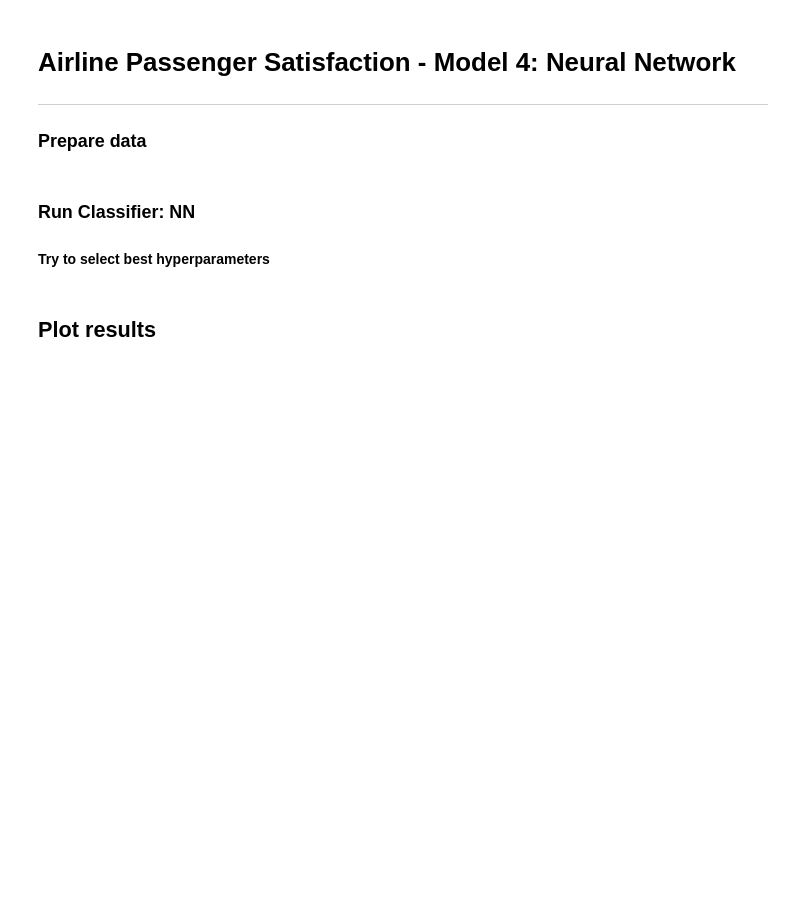
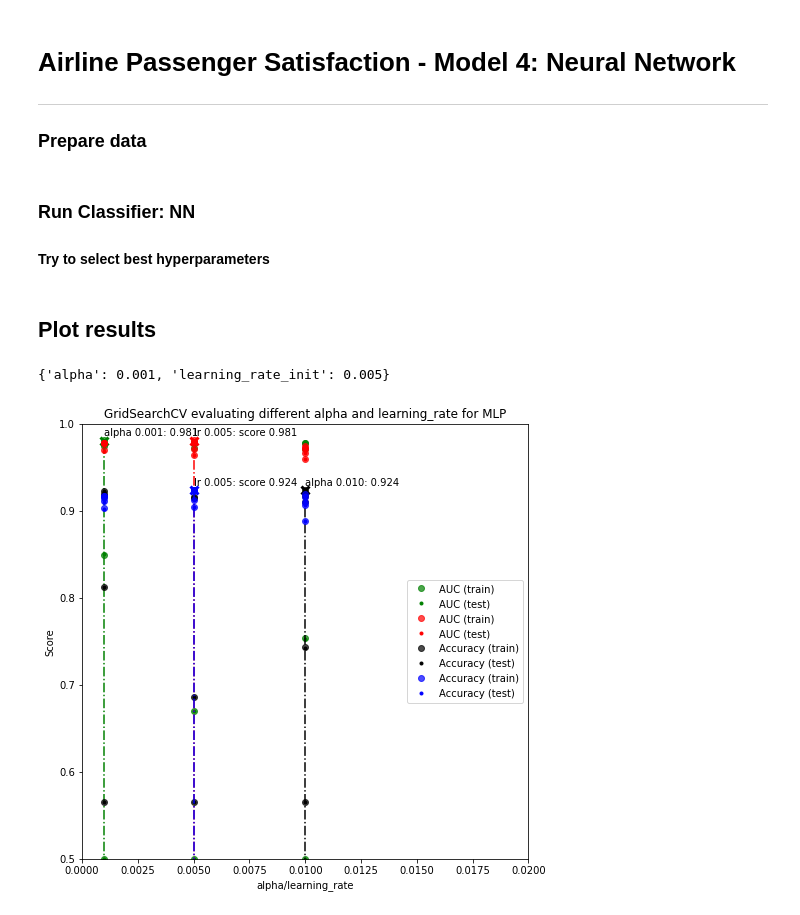
Before and after one commit to ivankras/CS582-MiniProject1, a Jupyter notebook: code/05_nn.ipynb, the cells around one changed output. Cells and saved outputs as stored; diff of their text form; code cells hidden in the pictures; blank space fills up the shorter version.

```diff
--- a/code/05_nn.ipynb
+++ b/code/05_nn.ipynb
@@ -33,10 +32,10 @@ scoring = {'AUC': 'roc_auc', 'Accuracy': make_scorer(accuracy_score)}
 gs = GridSearchCV(
     MLPClassifier(random_state=42),
     param_grid={
-        'alpha': [0.0001, 0.001, 0.01, 0.05, 0.1],
-        'learning_rate_init': [0.0001, 0.001, 0.01, 0.05, 0.1]
+        'alpha': [0.001, 0.005, 0.01, 0.05, 0.1],
+        'learning_rate_init': [0.001, 0.005, 0.01, 0.05, 0.1]
     },
-    scoring=scoring, refit='AUC', return_train_score=True
+    scoring=scoring, refit='AUC', return_train_score=True, n_jobs=4
 )
 gs.fit(X_train, y_train)
 results = gs.cv_results_
@@ -45,7 +44,7 @@ results = gs.cv_results_
 # %% [markdown]
 ## Plot results
 # %%
-plt.figure(figsize=(10, 10))
+plt.figure(figsize=(8, 8))
 # plt.grid()
 plt.title("GridSearchCV evaluating different alpha and learning_rate for MLP")
 
@@ -53,8 +52,8 @@ plt.xlabel("alpha/learning_rate")
 plt.ylabel("Score")
 
 ax = plt.gca()
-# ax.set_xlim(0, 1)
-ax.set_ylim(0.2, 1)
+ax.set_xlim(0, 0.02)
+ax.set_ylim(0.5, 1)
 
 # Get the regular numpy array from the MaskedArray
 X_axis_alpha = np.array(results['param_alpha'].data, dtype=float)
@@ -105,42 +104,38 @@ for scorer, color in zip(sorted(scoring), [True, False]):
         sample_score_mean = results[f'mean_{sample}_{scorer}']
         sample_score_std = results[f'std_{sample}_{scorer}']
         lr_color = 'r' if color else 'b'
-        # ax.fill_between(
-        #     X_axis_lr,
-        #     sample_score_mean - sample_score_std,
-        #     sample_score_mean + sample_score_std,
-        #     alpha=0.1 if sample == 'test' else 0,
-        #     color=lr_color
-        # )
         ax.plot(
             X_axis_lr,
             sample_score_mean,
             style,
             color=lr_color,
             alpha=1 if sample == 'test' else 0.7,
             label="%s (%s)" % (scorer, sample))
 
     best_index_lr = np.nonzero(results['rank_test_%s' % scorer] == 1)[0][0]
     best_score_lr = results['mean_test_%s' % scorer][best_index_lr]
 
     # Plot a dotted vertical line at the best score for that scorer marked by x
     ax.plot(
         [X_axis_lr[best_index_lr], ] * 2,
         [0, best_score_lr],
         linestyle='-.',
         color=lr_color,
         marker='x',
         markeredgewidth=3,
         ms=8
     )
 
     # Annotate the best score for that scorer
     ax.annotate(
         "lr %0.3f: score %0.3f" % (X_axis_lr[best_index_lr], best_score_lr),
         (X_axis_lr[best_index_lr], best_score_lr + 0.005)
     )
 
 print(gs.best_params_)
 plt.legend(loc="best")
 plt.grid(False)
 plt.show()
+# %% [output]
+{'alpha': 0.001, 'learning_rate_init': 0.005}
+[figure, added]
```
Also changed, not shown: parts of 3 cells of this notebook, 8 other files.
